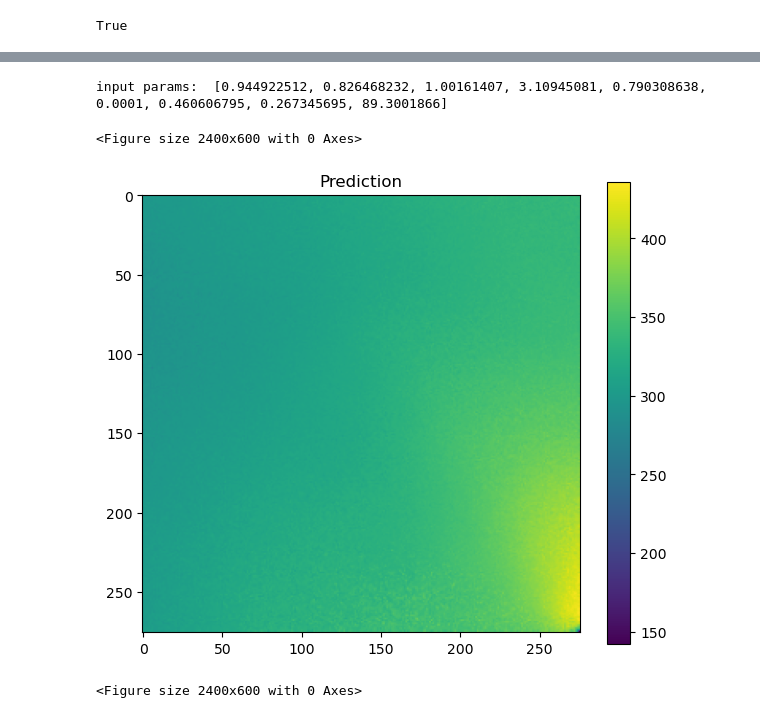
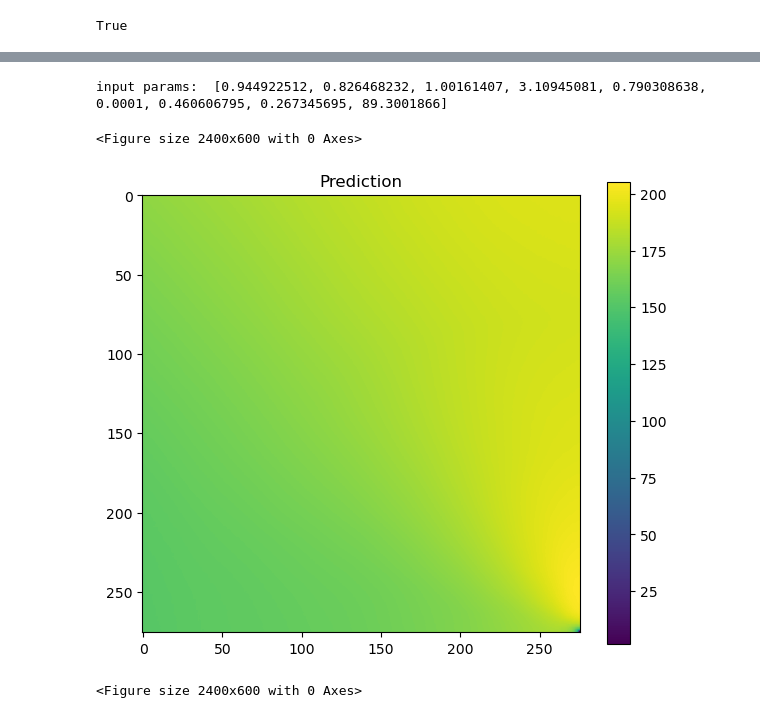
Before and after one commit to mattgomer/SKiNN, a Jupyter notebook: notebooks/SKiNN_package_example.ipynb, the cells around one changed output, grey strips where cells are left out. Cells and saved outputs as stored; diff of their text form; code cells hidden in the pictures.

Commit message:
updated notebook to not unsqueeze input

```diff
--- a/notebooks/SKiNN_package_example.ipynb
+++ b/notebooks/SKiNN_package_example.ipynb
@@ -35,35 +33,35 @@ def generate_maps(net,scaling_x,scaling_y,input_p, plot=True):
     scaling_x: input scaler
     scaling_y: output scaling
     input_p: input parameters
     plt: plot if True
 
     Returns the velocity maps
     """
 
     input_p = scaling_x.transform(np.reshape(input_p,(-1,len(input_p))))
     input_p = torch.Tensor(input_p).cuda()
     net.eval()
 
     with torch.no_grad():
-        pred = net(input_p.unsqueeze(0)).cpu().numpy()
+        pred = net(input_p).cpu().numpy()
 
     if plot:
         plt.figure(figsize=(24, 6))
         plt.subplot(131)
         plt.imshow(scaling_y*pred[0,:,:].squeeze())
         plt.title('Prediction')
         plt.colorbar()
 
     return pred*scaling_y
 
 example_input = [9.44922512e-01, 8.26468232e-01, 1.00161407e+00, 3.10945081e+00, 7.90308638e-01, 1.00000000e-04, 4.60606795e-01, 2.67345695e-01, 8.93001866e+01]
 print('input params: ',example_input)
 output = generate_maps(net,scaling_x,scaling_y,example_input, plot=True)
 plt.figure(figsize=(24, 6))
 # %% [output]
 input params:  [0.944922512, 0.826468232, 1.00161407, 3.10945081, 0.790308638, 0.0001, 0.460606795, 0.267345695, 89.3001866]
 <Figure size 2400x600 with 0 Axes>
-[figure, old version]
+[figure, new version]
 <Figure size 2400x600 with 0 Axes>
 # %%
 
```
Also changed, not shown: parts of 2 cells of this notebook.
